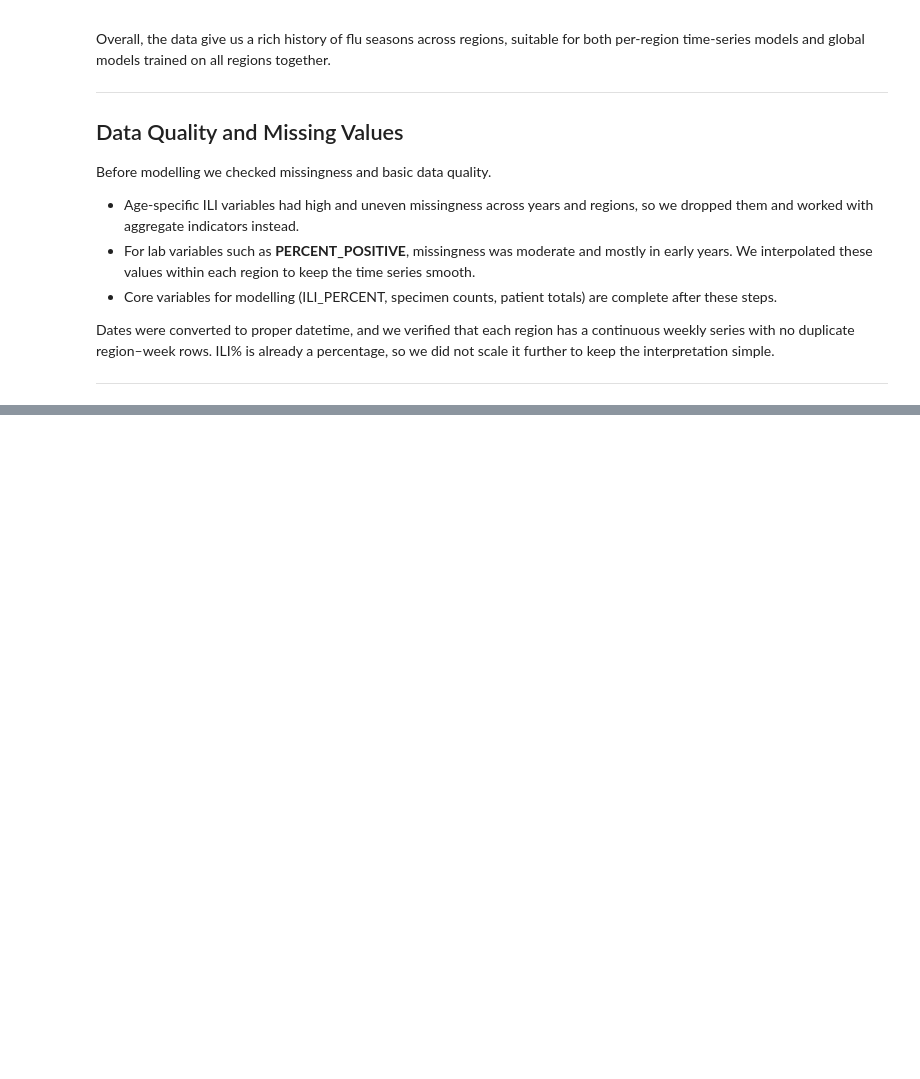
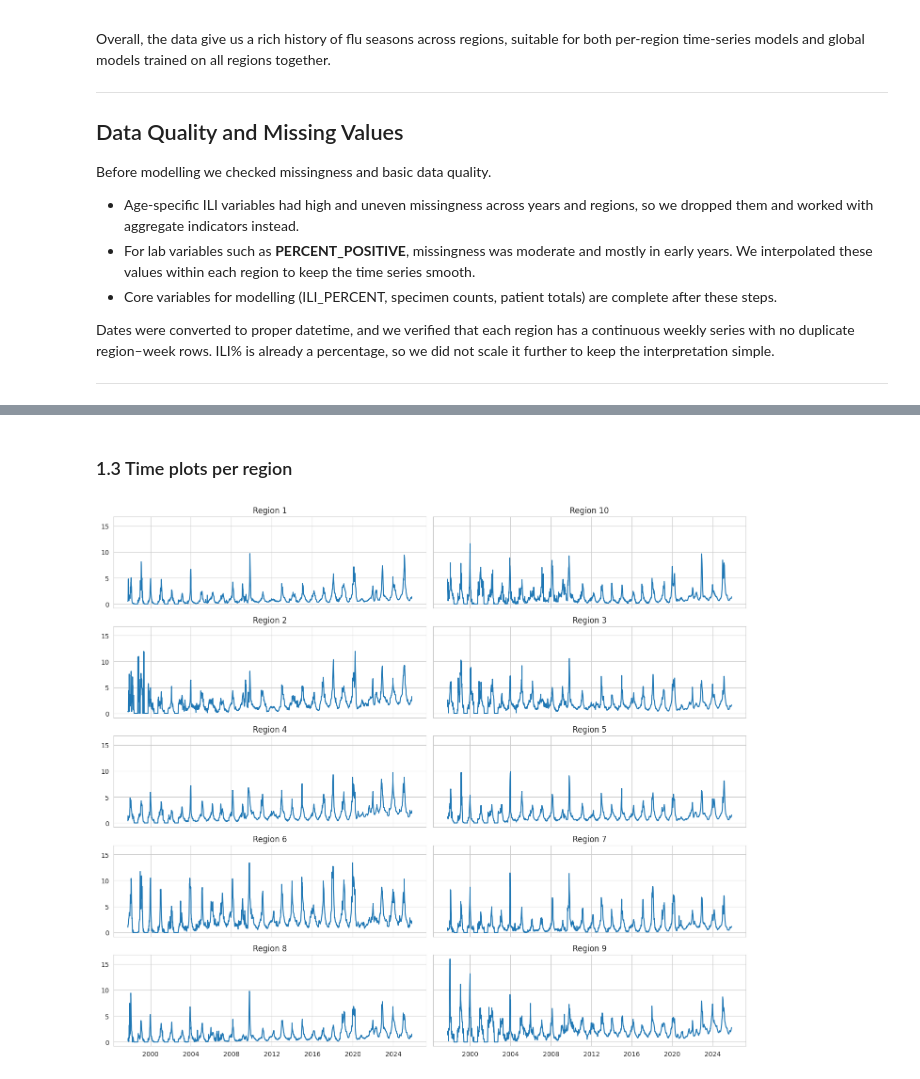
Before and after one commit to ElMehdiBayoud/flu-forecasting-us, a Jupyter notebook: notebook/flu_forecasting.ipynb, the cells around one changed output, grey strips where cells are left out. Cells and saved outputs as stored; diff of their text form; code cells hidden in the pictures; blank space fills up the shorter version.

```diff
--- a/notebook/flu_forecasting.ipynb
+++ b/notebook/flu_forecasting.ipynb
@@ -72,0 +197,14 @@ Dates were converted to proper datetime, and we verified that each region has a
+# %% [markdown]
+### 1.3 Time plots per region
+# %%
+fig, axes = plt.subplots(5, 2, figsize=(14, 12), sharex=True, sharey=True)
+axes = axes.ravel()
+
+for ax, (region, rdf) in zip(axes, df.groupby("REGION")):
+    rdf = rdf.sort_values("DATE")
+    ax.plot(rdf["DATE"], rdf["ILI_PERCENT"])
+    ax.set_title(region)
+plt.tight_layout()
+plt.show()
+# %% [output]
+[figure, added]
```
Also changed, not shown: parts of 62 cells of this notebook.
